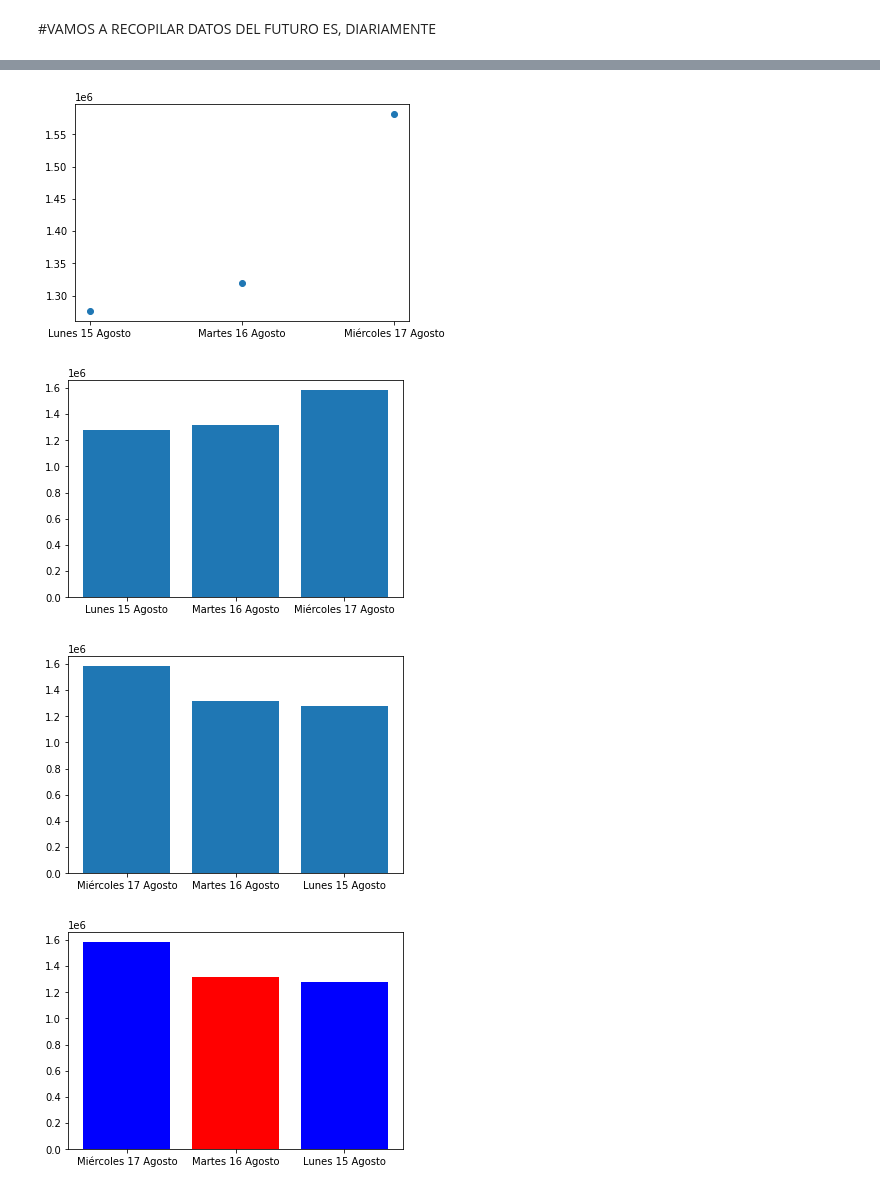
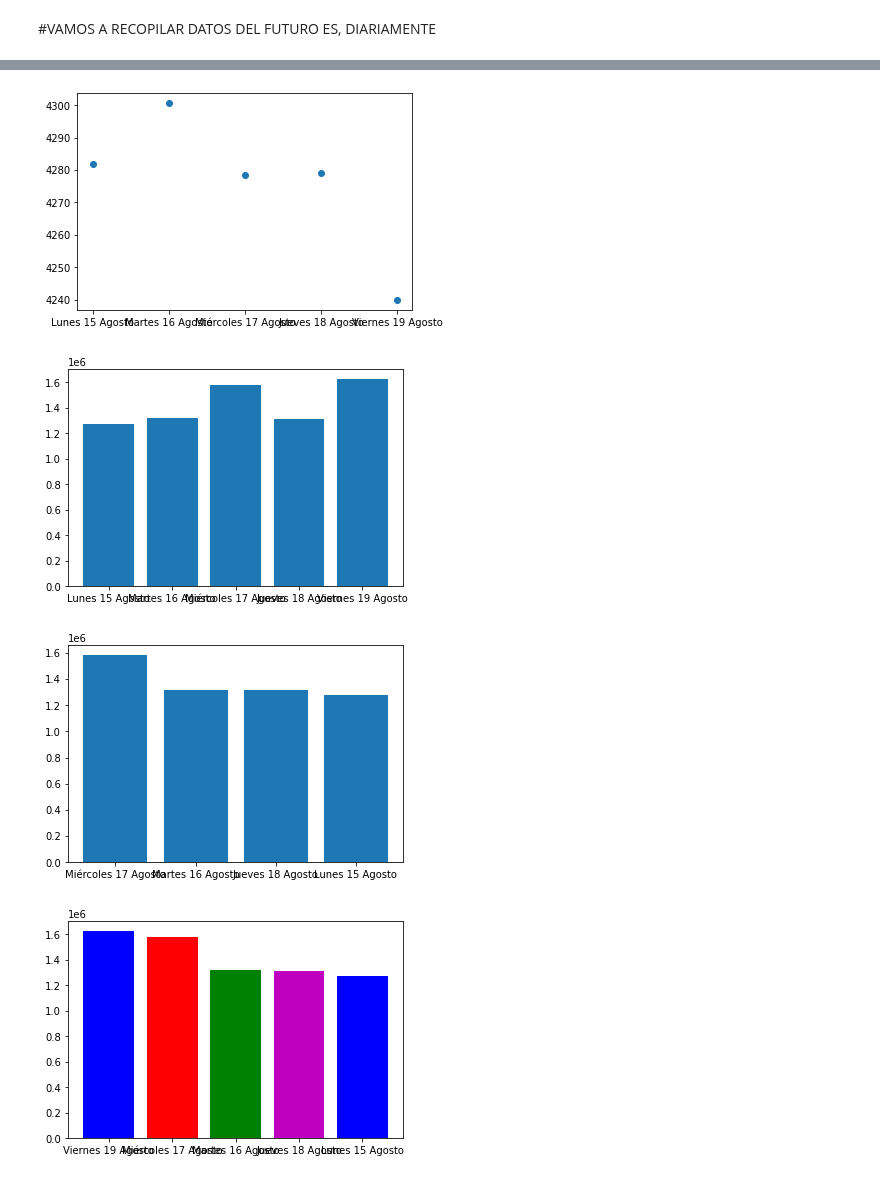
Before and after one commit to jmmartinnu2/Trading, a Jupyter notebook: Analisis_Semanal.ipynb, the cells around one changed output, grey strips where cells are left out. Cells and saved outputs as stored; diff of their text form; code cells hidden in the pictures.

```diff
--- a/Analisis_Semanal.ipynb
+++ b/Analisis_Semanal.ipynb
@@ -17,7 +17,6 @@ df['VAH'] = None
 df['Vpoc'] = None
 df['VAL'] = None
 df['Vol'] = None
-df['Cierre'] = None
 df['Range'] = None
 df['Vwap'] = None
 df['Open'] = None
@@ -32,10 +31,13 @@ df['Rango_AreaValor'] = None
 df['delta']=None
 
 # añadimos filas por su nombre de fila
-df.loc[0] = ['Lunes 15 Agosto',4303.75,4298,4271,1275500,4299.25, 223, 4281.74,4277, 4304.75, 4249, 4298.25,400,78100,44500,False,32.75,-2100]
-df.loc[1] = ['Martes 16 Agosto',4314.50,4307.75,4290.75,1319200,4298.25,195,4300.80,4277,4327.50,4278.75,4298.25,19200,63100,51300,False,23.75,-12800]
-df.loc[2] = ['Miércoles 17 Agosto',4282.75,4276,4264,1582000,4276.75,240,4278.62,4309.25,4315,4255,4276.75,17100,108900,26000,False,18.75,-12400]
-#df.loc[3] = ['Jueves 18 Agosto',None,None,None,None,None, None, None, None, None, None, None]
-#df.loc[4] = ['Viernes 19 Agosto',None,None,None,None,None, None, None, None, None, None, None]
-
-df
+df.loc[0] = ['Lunes 15 Agosto',4303.75,4298,4271,1275500,223, 4281.74,4277, 4304.75, 4249, 4298.25,400,78100,44500,False,32.75,-2100]
+df.loc[1] = ['Martes 16 Agosto',4314.50,4307.75,4290.75,1319200,195,4300.80,4277,4327.50,4278.75,4298.25,19200,63100,51300,False,23.75,-12800]
+df.loc[2] = ['Miércoles 17 Agosto',4282.75,4276,4264,1582000,240,4278.62,4309.25,4315,4255,4276.75,17100,108900,26000,False,18.75,-12400]
+df.loc[3] = ['Jueves 18 Agosto',4288.75,4287,4272,1315900,150,4279.17,4287,4295.50,4258,4278.75,54200,67600,62800,False,16.75,-1100]
+df.loc[4] = ['Viernes 19 Agosto',4243.50,4230.75,4227.75,1625600,269,4239.75,4287,4288,4229.75,4231.50,49500,129600,46700,True,15.75,-14500]
+#df.loc[5] = ['Lunes 22 Agosto',]
+#df.loc[6] = ['Martes 23 Agosto',]
+#df.loc[7] = ['Miercoles 24 Agosto',]
+#df.loc[8] = ['Jueves 25 Agosto',]
+#df.loc[9] = ['Viernes 26 Agosto',]
@@ -73,26 +81,26 @@ plt.show()
 # %%
 #Graficos de puntos
-plt.scatter(df['Dia'],df['Vol'])
+plt.scatter(df['Dia'],df['Vwap'])
 plt.show()
 # %% [output]
-[figure, old version]
+[figure, new version]
 # %%
 #Grafico de barras
 plt.bar(df['Dia'],df['Vol'])
 plt.show()
 # %% [output]
-[figure, old version]
+[figure, new version]
 # %%
 #Grafico de barras ordenado
 df = df.sort_values('Vol', ascending=False)
 plt.bar(df['Dia'],df['Vol'])
 plt.show()
 # %% [output]
-[figure, old version]
+[figure, new version]
 # %%
 #Grafico de barras ordenado y con color: ----- colores, b= blue ...otros colores... g,r,c,m,y,k,w
 df = df.sort_values('Vol', ascending=False)
-plt.bar(df['Dia'],df['Vol'], color=['b','r'])
+plt.bar(df['Dia'],df['Vol'], color=['b','r','g','m'])
 plt.show()
 # %% [output]
-[figure, old version]
+[figure, new version]
```
Also changed, not shown: parts of 8 cells of this notebook.
